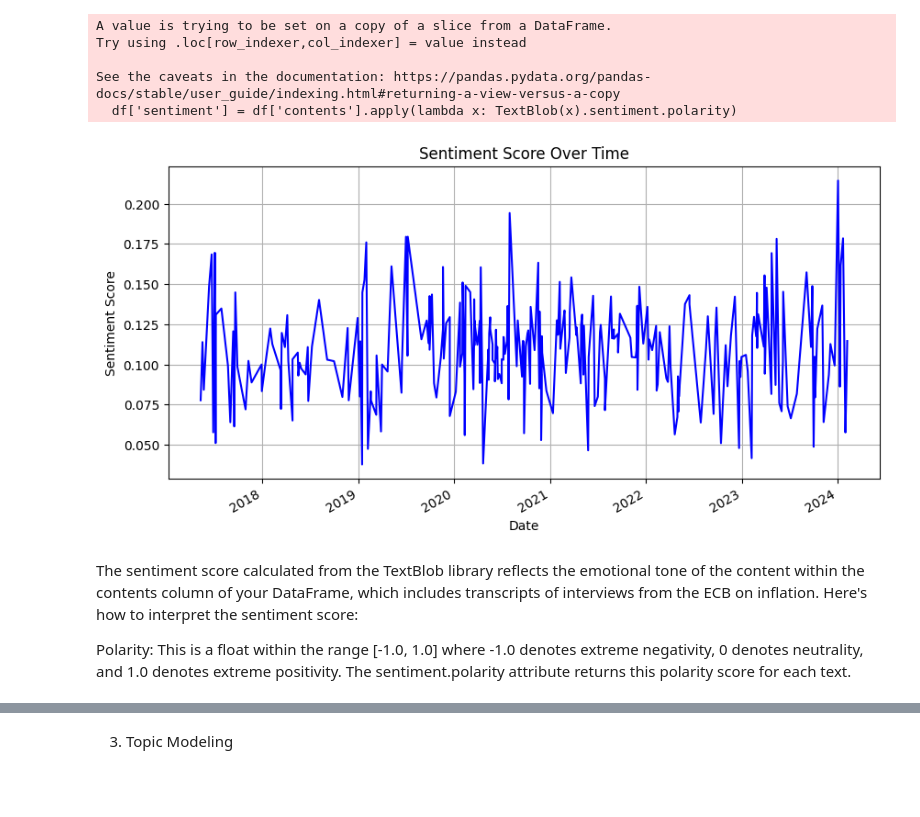
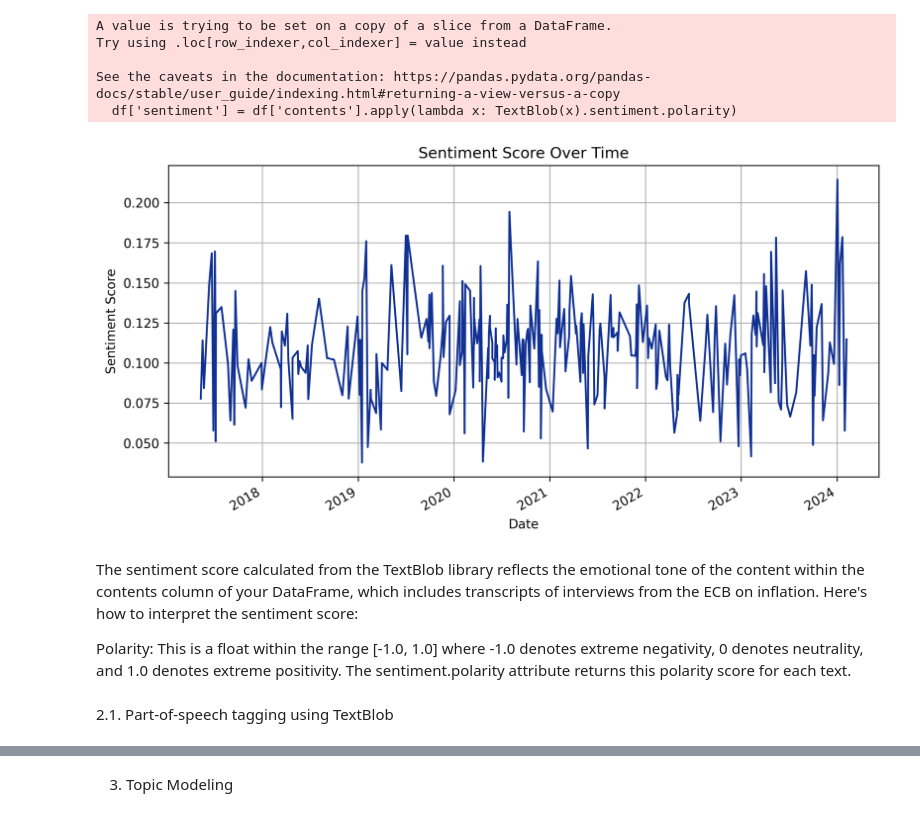
Before and after one commit to lalvarezpoli/DSDM_Thesis, a Jupyter notebook: Descriptive_Analysis_Notebook.ipynb, the cells around one changed output, grey strips where cells are left out. Saved outputs shown, nothing was run; the diff lists cells and outputs as text; code cells hidden in the pictures; blank space fills up the shorter version.

```diff
--- a/Descriptive_Analysis_Notebook.ipynb
+++ b/Descriptive_Analysis_Notebook.ipynb
@@ -166,16 +166,18 @@ See the caveats in the documentation: https://pandas.pydata.org/pandas-docs/stab
   df['sentiment'] = df['contents'].apply(lambda x: TextBlob(x).sentiment.polarity)
 # %%
 # Plot the sentiment over time
-plt.figure(figsize=(10, 5))
-df.sort_values('date').set_index('date')['sentiment'].plot(kind='line', color='blue')
+plt.figure(figsize=(10, 5), dpi = 300)
+df.sort_values('date').set_index('date')['sentiment'].plot(kind='line', color=color)
 plt.title('Sentiment Score Over Time')
 plt.xlabel('Date')
 plt.ylabel('Sentiment Score')
 plt.grid(True)
 plt.show()
 # %% [output]
-[figure, old version]
+[figure, new version]
 # %% [markdown]
 The sentiment score calculated from the TextBlob library reflects the emotional tone of the content within the contents column of your DataFrame, which includes transcripts of interviews from the ECB on inflation. Here's how to interpret the sentiment score:
 
 Polarity: This is a float within the range [-1.0, 1.0] where -1.0 denotes extreme negativity, 0 denotes neutrality, and 1.0 denotes extreme positivity. The sentiment.polarity attribute returns this polarity score for each text.
+# %% [markdown]
+2.1. Part-of-speech tagging using TextBlob
```
Also changed, not shown: parts of 19 cells of this notebook.
